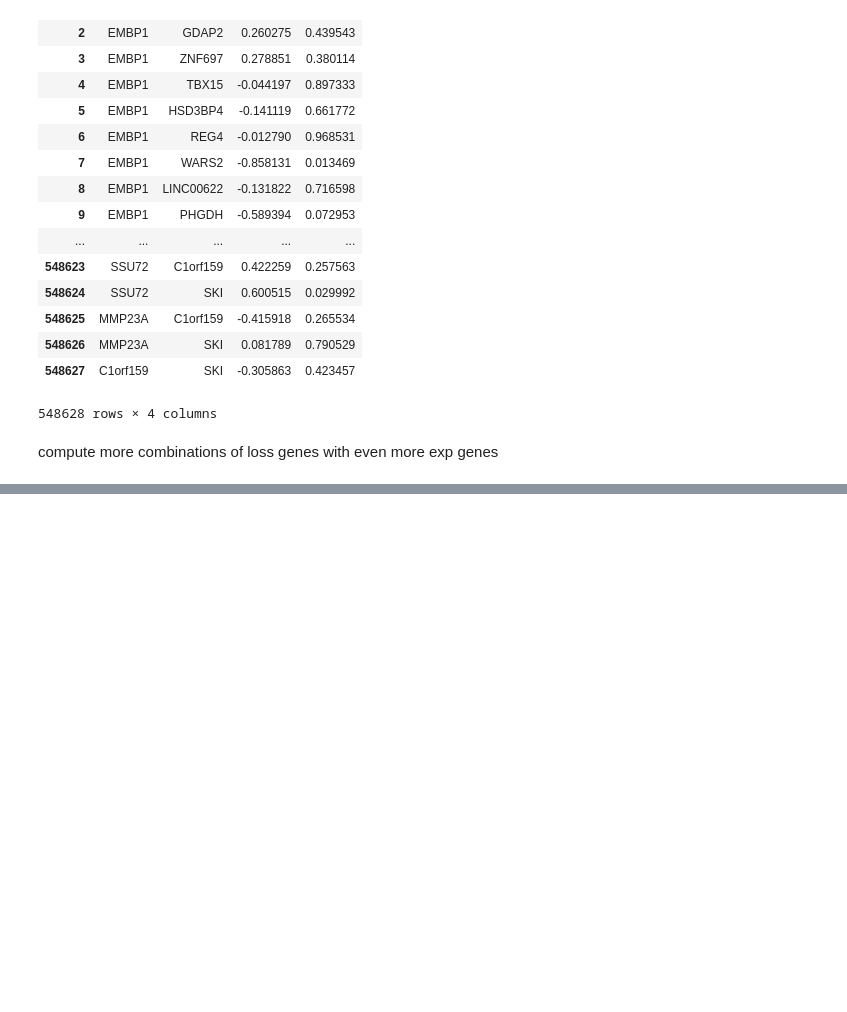
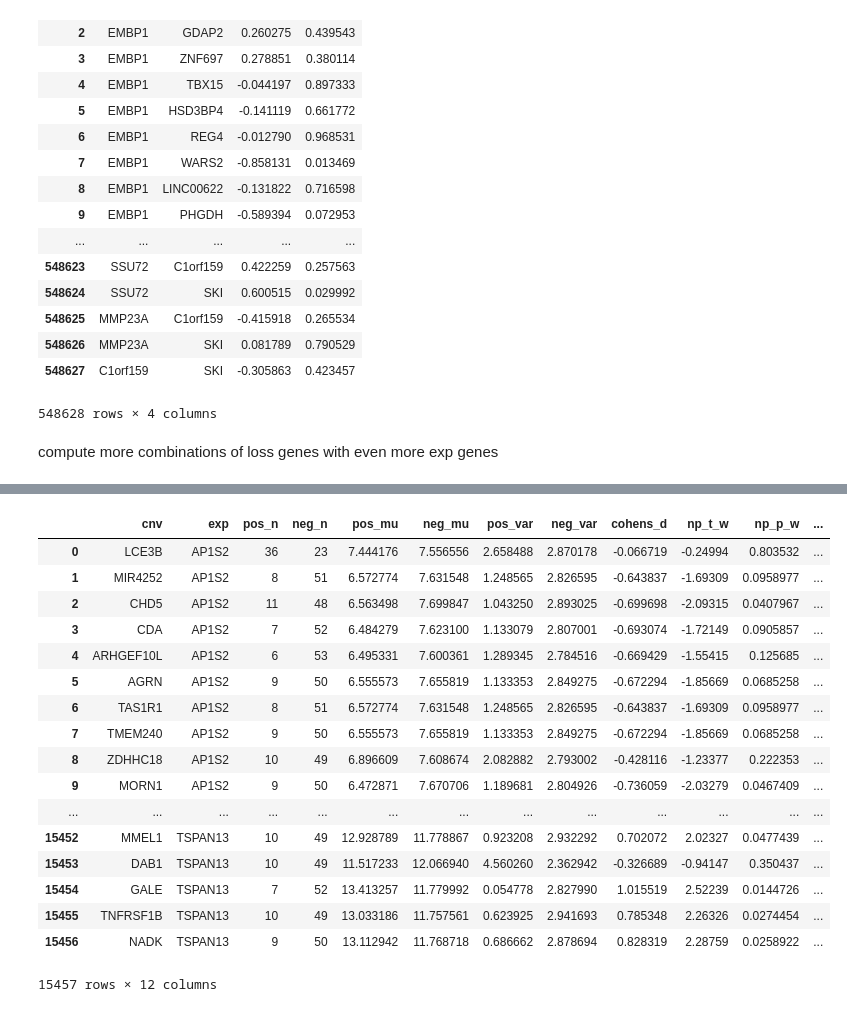
Before and after one commit to thjmattth/clove, a Jupyter notebook: ccle_results.ipynb, the cells around one changed output, grey strips where cells are left out. Saved outputs shown, nothing was run; the diff lists cells and outputs as text; code cells hidden in the pictures; blank space fills up the shorter version.

Commit message:
explicit pairs from chr1 computed, explicitPairContextStat

```diff
--- a/ccle_results.ipynb
+++ b/ccle_results.ipynb
@@ -2146,3 +2146,21 @@ pear_df
 548628 rows × 4 columns
 # %% [markdown]
 compute more combinations of loss genes with even more exp genes
+# %%
+import pandas as pd
+import numpy as np
+from scipy import stats
+from cloveFunctions import *
+import itertools
+
+# data sources for CLOvE computation
+edf = pd.read_csv('data/breast_mrna.tab.gz', compression='gzip', sep='\t', index_col=0)
+cdf = pd.read_csv('data/breast_CCLE_DEL_calls.csv.gz', compression='gzip', index_col=0)
+
+#filter data sources
+edf_f, cdf_f = mainFitler(edf, cdf, var=2, n=6, amp_fh=False, dele_fh=False, mut_fh=False, save=False)
+
+# array of bait genes on chr1
+chr1 = pd.read_csv('data/breast_ttest_real_chr1_samp.tab.gz', sep='\t', compression='gzip', index_col=0)['cnv'].unique()
+
+df = explicitPairContextStat(edf_f, cdf_f, cnv_lis=chr1)
@@ -2148,0 +2185,21 @@ compute more combinations of loss genes with even more exp genes
+# %%
+df
+# %% [output]
+|  | cnv | exp | pos_n | neg_n | pos_mu | neg_mu | pos_var | neg_var | cohens_d | np_t_w | np_p_w | ... |
+| 0 | LCE3B | AP1S2 | 36 | 23 | 7.444176 | 7.556556 | 2.658488 | 2.870178 | -0.066719 | -0.24994 | 0.803532 | ... |
+| 1 | MIR4252 | AP1S2 | 8 | 51 | 6.572774 | 7.631548 | 1.248565 | 2.826595 | -0.643837 | -1.69309 | 0.0958977 | ... |
+| 2 | CHD5 | AP1S2 | 11 | 48 | 6.563498 | 7.699847 | 1.043250 | 2.893025 | -0.699698 | -2.09315 | 0.0407967 | ... |
+| 3 | CDA | AP1S2 | 7 | 52 | 6.484279 | 7.623100 | 1.133079 | 2.807001 | -0.693074 | -1.72149 | 0.0905857 | ... |
+| 4 | ARHGEF10L | AP1S2 | 6 | 53 | 6.495331 | 7.600361 | 1.289345 | 2.784516 | -0.669429 | -1.55415 | 0.125685 | ... |
+| 5 | AGRN | AP1S2 | 9 | 50 | 6.555573 | 7.655819 | 1.133353 | 2.849275 | -0.672294 | -1.85669 | 0.0685258 | ... |
+| 6 | TAS1R1 | AP1S2 | 8 | 51 | 6.572774 | 7.631548 | 1.248565 | 2.826595 | -0.643837 | -1.69309 | 0.0958977 | ... |
+| 7 | TMEM240 | AP1S2 | 9 | 50 | 6.555573 | 7.655819 | 1.133353 | 2.849275 | -0.672294 | -1.85669 | 0.0685258 | ... |
+| 8 | ZDHHC18 | AP1S2 | 10 | 49 | 6.896609 | 7.608674 | 2.082882 | 2.793002 | -0.428116 | -1.23377 | 0.222353 | ... |
+| 9 | MORN1 | AP1S2 | 9 | 50 | 6.472871 | 7.670706 | 1.189681 | 2.804926 | -0.736059 | -2.03279 | 0.0467409 | ... |
+| ... | ... | ... | ... | ... | ... | ... | ... | ... | ... | ... | ... | ... |
+| 15452 | MMEL1 | TSPAN13 | 10 | 49 | 12.928789 | 11.778867 | 0.923208 | 2.932292 | 0.702072 | 2.02327 | 0.0477439 | ... |
+| 15453 | DAB1 | TSPAN13 | 10 | 49 | 11.517233 | 12.066940 | 4.560260 | 2.362942 | -0.326689 | -0.94147 | 0.350437 | ... |
+| 15454 | GALE | TSPAN13 | 7 | 52 | 13.413257 | 11.779992 | 0.054778 | 2.827990 | 1.015519 | 2.52239 | 0.0144726 | ... |
+| 15455 | TNFRSF1B | TSPAN13 | 10 | 49 | 13.033186 | 11.757561 | 0.623925 | 2.941693 | 0.785348 | 2.26326 | 0.0274454 | ... |
+| 15456 | NADK | TSPAN13 | 9 | 50 | 13.112942 | 11.768718 | 0.686662 | 2.878694 | 0.828319 | 2.28759 | 0.0258922 | ... |
+15457 rows × 12 columns
```
Also changed, not shown: parts of 1 cell of this notebook, 1 other file.
